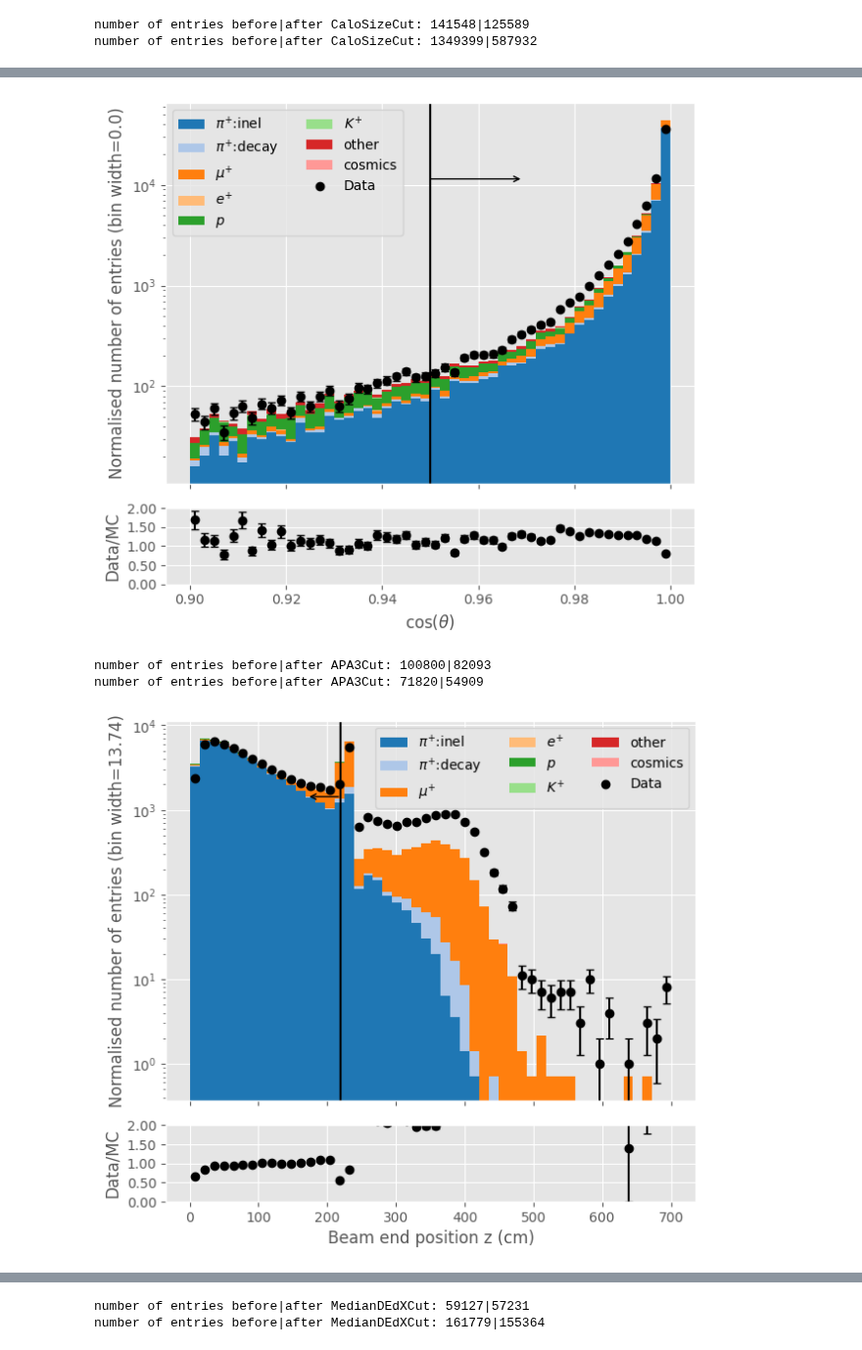
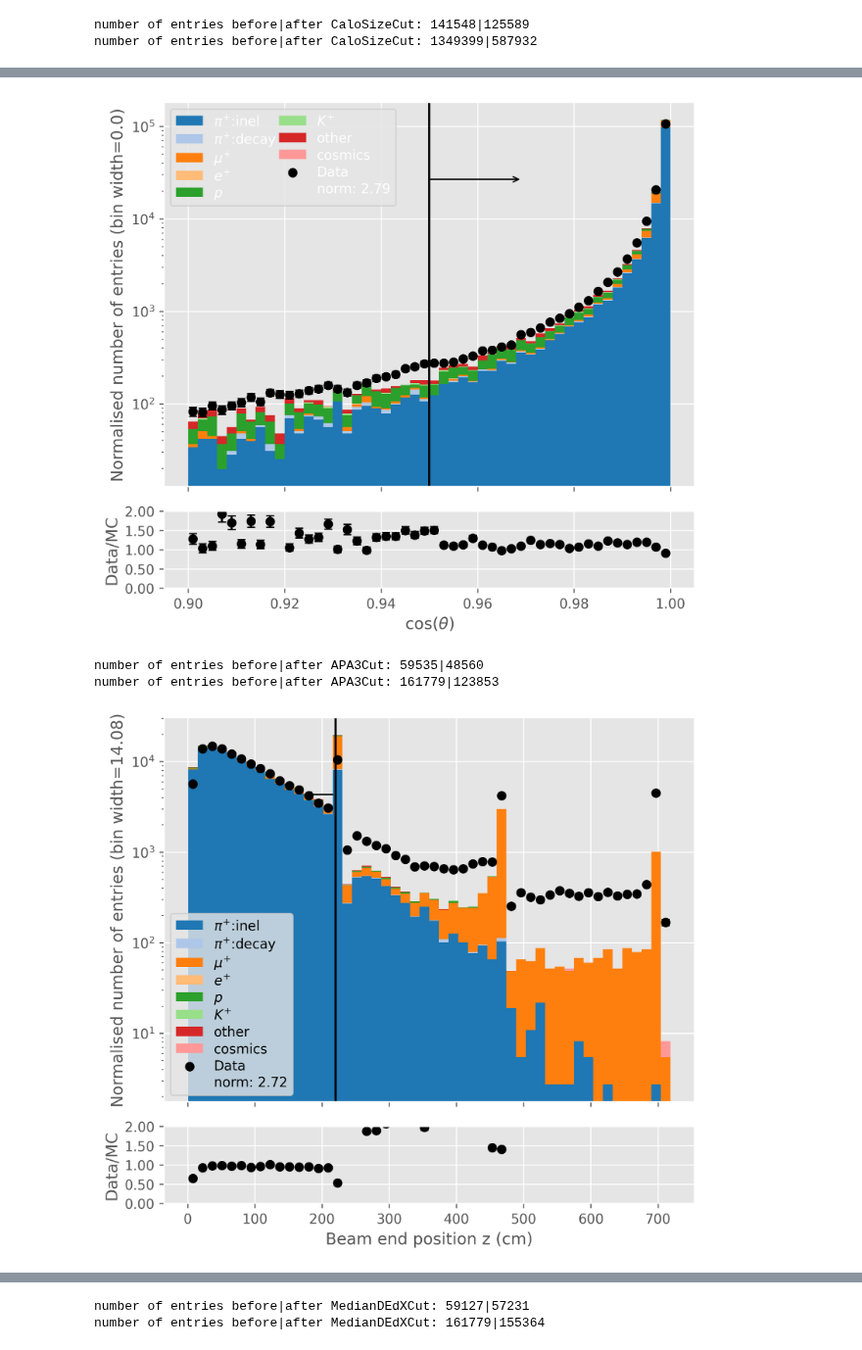
Before and after one commit to dlindebaum/pion-argon-xs-analysis, a Jupyter notebook: analysis/sandbox/selection_plots.ipynb, the cells around one changed output, grey strips where cells are left out. Shown at 98% size. Cells and saved outputs as stored; diff of their text form; code cells hidden in the pictures.

```diff
--- a/analysis/sandbox/selection_plots.ipynb
+++ b/analysis/sandbox/selection_plots.ipynb
@@ -17,14 +17,23 @@ from scipy.optimize import curve_fit
 
 shower_merging.SetPlotStyle(extend_colors = True)
 # %%
-mc = Master.Data("work/ROOTFiles/PDSPAnalyser/PDSPProd4a_MC_2GeV_reco1_sce_datadriven_v1_ntuple_v09_41_00_03.root", nTuple_type = Master.Ntuple_Type.PDSP)
-data = Master.Data("work/ROOTFiles/PDSPAnalyser/PDSPProd4_data_2GeV_reco2_ntuple_v09_42_03_01.root", nTuple_type = Master.Ntuple_Type.PDSP)
+config = "work/2023/cex_analysis_2GeV_confg.json"
+if not config:
+    mc = Master.Data("work/ROOTFiles/PDSPAnalyser/PDSPProd4a_MC_2GeV_reco1_sce_datadriven_v1_ntuple_v09_41_00_03.root", nTuple_type = Master.Ntuple_Type.PDSP)
+    data = Master.Data("work/ROOTFiles/PDSPAnalyser/PDSPProd4_data_2GeV_reco2_ntuple_v09_42_03_01.root", nTuple_type = Master.Ntuple_Type.PDSP)
+
+    beam_quality_fits = {
+        "mc" : "work/2023/PDSPProd4a_MC_2GeV_reco1_sce_datadriven_v1_ntuple_v09_41_00_03/PDSPProd4a_MC_2GeV_reco1_sce_datadriven_v1_ntuple_v09_41_00_03_fit_values.json",
+        "data" : "work/2023/PDSPProd4_data_2GeV_reco2_ntuple_v09_42_03_01/PDSPProd4_data_2GeV_reco2_ntuple_v09_42_03_01_fit_values.json"
+    }
+else:
+    args = cross_section.ApplicationArguments.ResolveConfig(cross_section.LoadConfiguration(config))
+    mc = Master.Data(args.mc_file, nTuple_type = Master.Ntuple_Type.PDSP)
+    data = Master.Data(args.data_file, nTuple_type = Master.Ntuple_Type.PDSP)
+    beam_quality_fits = {"mc" : args.mc_beam_quality_fit, "data" : args.data_beam_quality_fit}
 
 samples = {"mc" : mc, "data": data}
-beam_quality_fits = {
-    "mc" : "work/2023/PDSPProd4a_MC_2GeV_reco1_sce_datadriven_v1_ntuple_v09_41_00_03/PDSPProd4a_MC_2GeV_reco1_sce_datadriven_v1_ntuple_v09_41_00_03_fit_values.json",
-    "data" : "work/2023/PDSPProd4_data_2GeV_reco2_ntuple_v09_42_03_01/PDSPProd4_data_2GeV_reco2_ntuple_v09_42_03_01_fit_values.json"
-}
+
 
 for f in beam_quality_fits:
     with open(beam_quality_fits[f], "r") as file:
@@ -147,17 +156,19 @@ Plots.DrawCutPosition(0.95, arrow_length = 0.02)
 masks = {s : beam_costh[s] > 0.95 for s in samples}
 FilterSamples(samples, masks)
 # %% [output]
-[figure, old version]
+[figure, new version]
 # %%
-Plots.PlotTagged(samples["mc"].recoParticles.beam_endPos.z, Tags.GenerateTrueBeamParticleTags(samples["mc"]), data2 = samples["data"].recoParticles.beam_endPos.z, x_label = "Beam end position z (cm)", norm = True, bins = 50, y_scale = "log", ncols = 3)
+# plt.rcParams['figure.dpi'] = 300
+Plots.PlotTagged(samples["mc"].recoParticles.beam_endPos.z, Tags.GenerateTrueBeamParticleTags(samples["mc"]), data2 = samples["data"].recoParticles.beam_endPos.z, x_label = "Beam end position z (cm)", norm = args.norm_pi_beam, bins = 50, y_scale = "log", ncols = 1)
 Plots.DrawCutPosition(220, face = "left", arrow_length = 50)
 
 masks = {s : BeamParticleSelection.APA3Cut(samples[s]) for s in samples}
+
 # FilterSamples(samples, masks)
 # %% [output]
-number of entries before|after APA3Cut: 100800|82093
-number of entries before|after APA3Cut: 71820|54909
+number of entries before|after APA3Cut: 59535|48560
+number of entries before|after APA3Cut: 161779|123853
-[figure, old version]
+[figure, new version]
 # %%
 # michel score cut
 
```
Also changed, not shown: parts of 8 cells of this notebook, 6 other files.
